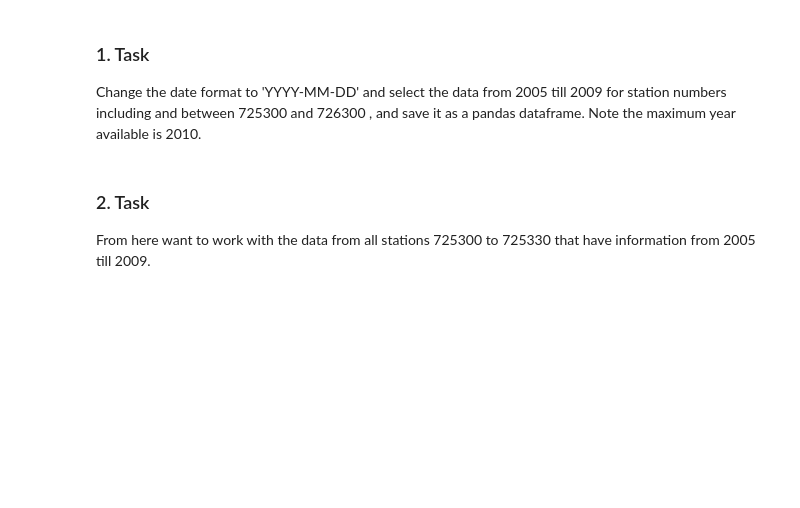
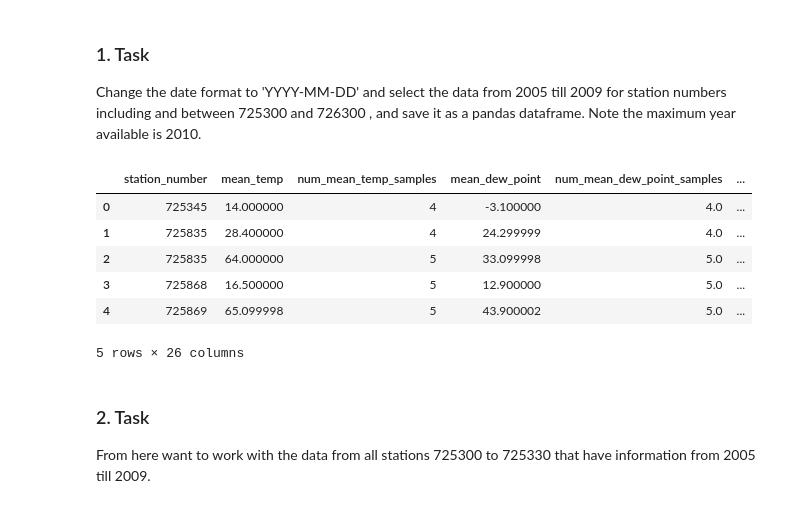
Before and after one commit to 7Learnings/code-challenges, a Jupyter notebook: datascience/Coding Challenge.ipynb, the cells around one changed output. Saved outputs shown, nothing was run; the diff lists cells and outputs as text; code cells hidden in the pictures; blank space fills up the shorter version.

```diff
--- a/datascience/Coding Challenge.ipynb
+++ b/datascience/Coding Challenge.ipynb
@@ -43,3 +76,16 @@ Change the date format to 'YYYY-MM-DD' and select the data from 2005 till 2009 f
+# %%
+# Your instructions read like I am supposed to convert dates to a string in the given format, but I'd rather
+# workwith pandas native datetime format, as it makes selecting ranges easier.
+weather_data_raw['date'] = pd.to_datetime(weather_data_raw['date'])
+weather_data_raw.head()
+# %% [output]
+|  | station_number | mean_temp | num_mean_temp_samples | mean_dew_point | num_mean_dew_point_samples | ... |
+| 0 | 725345 | 14.000000 | 4 | -3.100000 | 4.0 | ... |
+| 1 | 725835 | 28.400000 | 4 | 24.299999 | 4.0 | ... |
+| 2 | 725835 | 64.000000 | 5 | 33.099998 | 5.0 | ... |
+| 3 | 725868 | 16.500000 | 5 | 12.900000 | 5.0 | ... |
+| 4 | 725869 | 65.099998 | 5 | 43.900002 | 5.0 | ... |
+5 rows × 26 columns
 # %% [markdown]
 ### 2. Task
 From here want to work with the data from all stations 725300 to 725330 that have information from 2005 till 2009.
```
Also changed, not shown: parts of 18 cells of this notebook, 3 other files.
